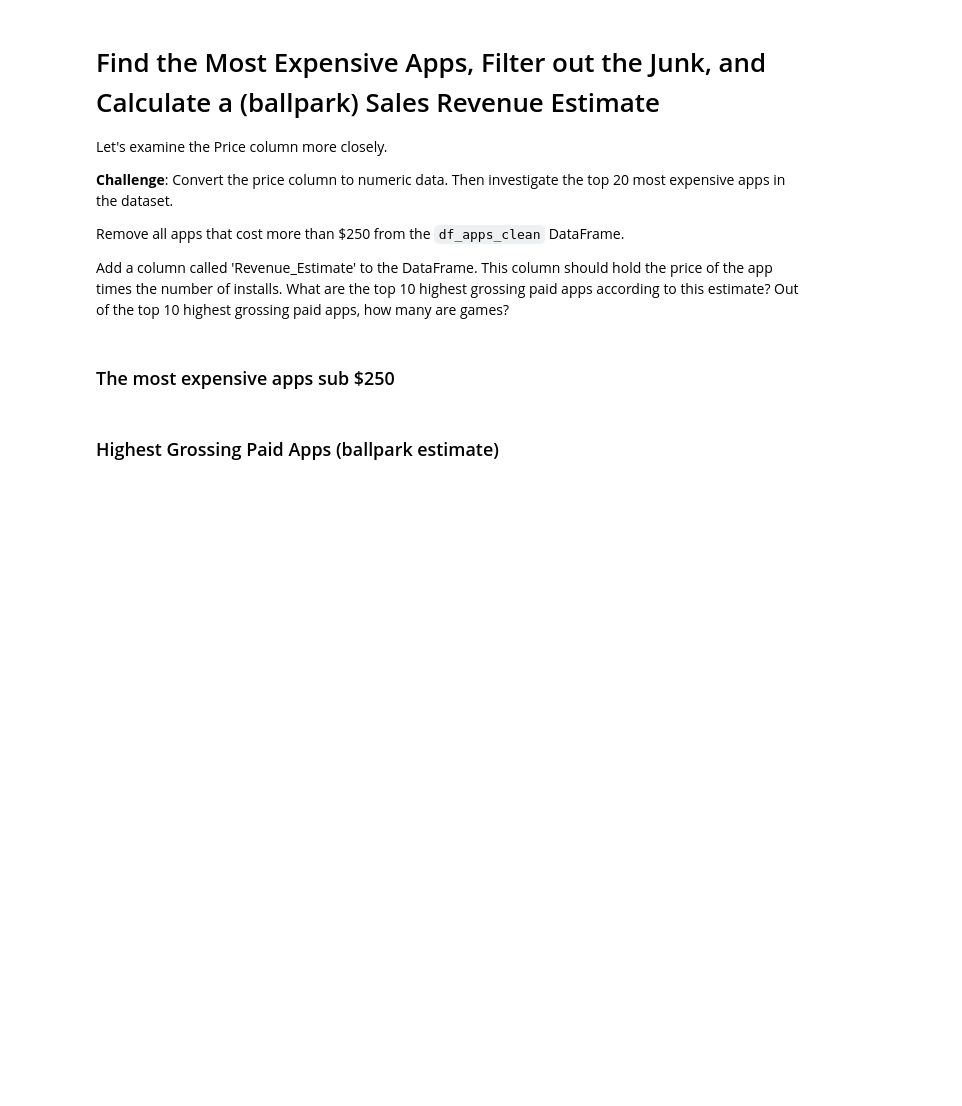
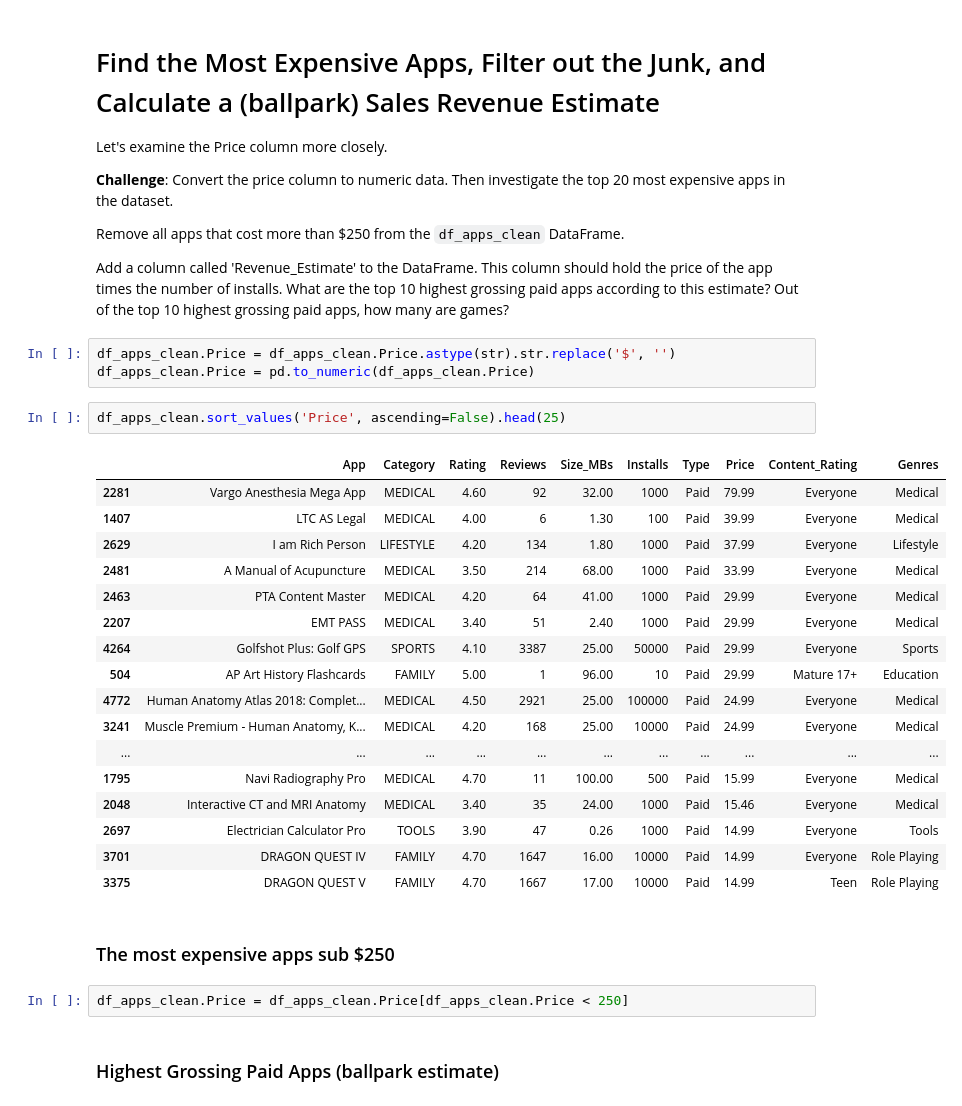
Before and after one commit to Xor01/GooglePlayStore-analysis, a Jupyter notebook: Google_Play_Store_App_Analytics.ipynb, the cells around one changed output. Cells and saved outputs as stored; diff of their text form; blank space fills up the shorter version.

```diff
--- a/Google_Play_Store_App_Analytics.ipynb
+++ b/Google_Play_Store_App_Analytics.ipynb
@@ -238,7 +247,32 @@ Let's examine the Price column more closely.
 Remove all apps that cost more than $250 from the `df_apps_clean` DataFrame.
 
 Add a column called 'Revenue_Estimate' to the DataFrame. This column should hold the price of the app times the number of installs. What are the top 10 highest grossing paid apps according to this estimate? Out of the top 10 highest grossing paid apps, how many are games?
+# %%
+df_apps_clean.Price = df_apps_clean.Price.astype(str).str.replace('$', '')
+df_apps_clean.Price = pd.to_numeric(df_apps_clean.Price)
+# %%
+df_apps_clean.sort_values('Price', ascending=False).head(25)
+# %% [output]
+|  | App | Category | Rating | Reviews | Size_MBs | Installs | Type | Price | Content_Rating | Genres |
+| 2281 | Vargo Anesthesia Mega App | MEDICAL | 4.60 | 92 | 32.00 | 1000 | Paid | 79.99 | Everyone | Medical |
+| 1407 | LTC AS Legal | MEDICAL | 4.00 | 6 | 1.30 | 100 | Paid | 39.99 | Everyone | Medical |
+| 2629 | I am Rich Person | LIFESTYLE | 4.20 | 134 | 1.80 | 1000 | Paid | 37.99 | Everyone | Lifestyle |
+| 2481 | A Manual of Acupuncture | MEDICAL | 3.50 | 214 | 68.00 | 1000 | Paid | 33.99 | Everyone | Medical |
+| 2463 | PTA Content Master | MEDICAL | 4.20 | 64 | 41.00 | 1000 | Paid | 29.99 | Everyone | Medical |
+| 2207 | EMT PASS | MEDICAL | 3.40 | 51 | 2.40 | 1000 | Paid | 29.99 | Everyone | Medical |
+| 4264 | Golfshot Plus: Golf GPS | SPORTS | 4.10 | 3387 | 25.00 | 50000 | Paid | 29.99 | Everyone | Sports |
+| 504 | AP Art History Flashcards | FAMILY | 5.00 | 1 | 96.00 | 10 | Paid | 29.99 | Mature 17+ | Education |
+| 4772 | Human Anatomy Atlas 2018: Complet... | MEDICAL | 4.50 | 2921 | 25.00 | 100000 | Paid | 24.99 | Everyone | Medical |
+| 3241 | Muscle Premium - Human Anatomy, K... | MEDICAL | 4.20 | 168 | 25.00 | 10000 | Paid | 24.99 | Everyone | Medical |
+| ... | ... | ... | ... | ... | ... | ... | ... | ... | ... | ... |
+| 1795 | Navi Radiography Pro | MEDICAL | 4.70 | 11 | 100.00 | 500 | Paid | 15.99 | Everyone | Medical |
+| 2048 | Interactive CT and MRI Anatomy | MEDICAL | 3.40 | 35 | 24.00 | 1000 | Paid | 15.46 | Everyone | Medical |
+| 2697 | Electrician Calculator Pro | TOOLS | 3.90 | 47 | 0.26 | 1000 | Paid | 14.99 | Everyone | Tools |
+| 3701 | DRAGON QUEST IV | FAMILY | 4.70 | 1647 | 16.00 | 10000 | Paid | 14.99 | Everyone | Role Playing |
+| 3375 | DRAGON QUEST V | FAMILY | 4.70 | 1667 | 17.00 | 10000 | Paid | 14.99 | Teen | Role Playing |
 # %% [markdown]
 ### The most expensive apps sub $250
+# %%
+df_apps_clean.Price = df_apps_clean.Price[df_apps_clean.Price < 250]
 # %% [markdown]
 ### Highest Grossing Paid Apps (ballpark estimate)
```
Also changed, not shown: parts of 5 cells of this notebook.
